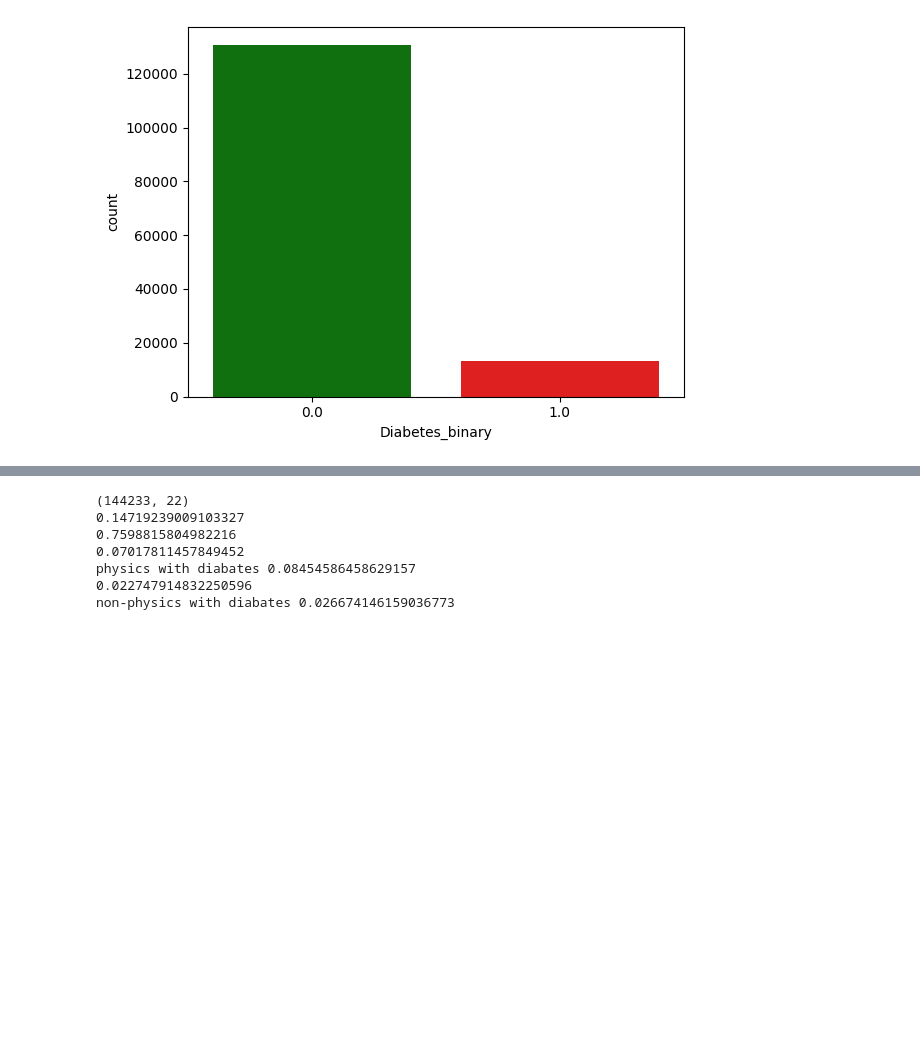
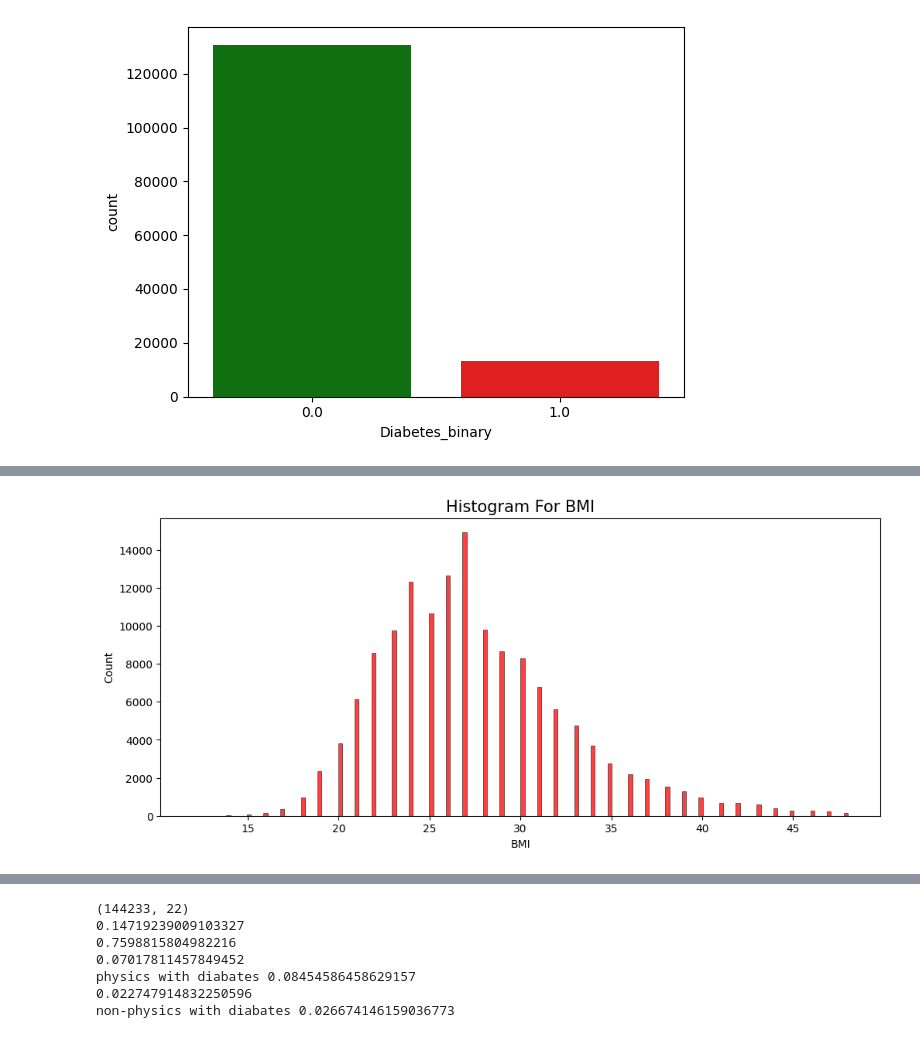
Before and after one commit to HEMANTHKUMARANNAM/AI-GENIUS, a Jupyter notebook: diabetic.ipynb, the cells around one changed output, grey strips where cells are left out. Cells and saved outputs as stored; diff of their text form; code cells hidden in the pictures; blank space fills up the shorter version.

```diff
--- a/diabetic.ipynb
+++ b/diabetic.ipynb
@@ -243,0 +235,7 @@ plt.show()
+# %%
+plt.figure(figsize=(12,5))
+sns.histplot(data['BMI'],kde=False,color='red')
+plt.title('Histogram For BMI', size=15)
+plt.show()
+# %% [output]
+[figure, added]
```
Also changed, not shown: parts of 9 cells of this notebook.
